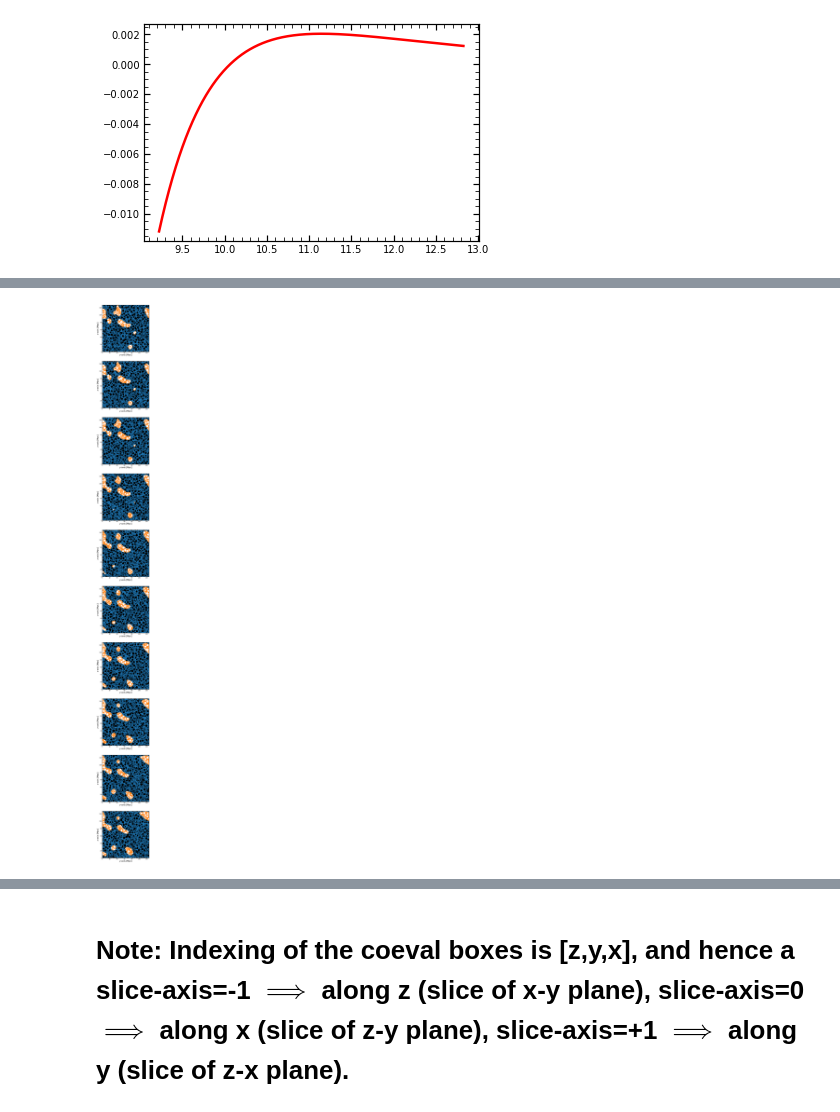
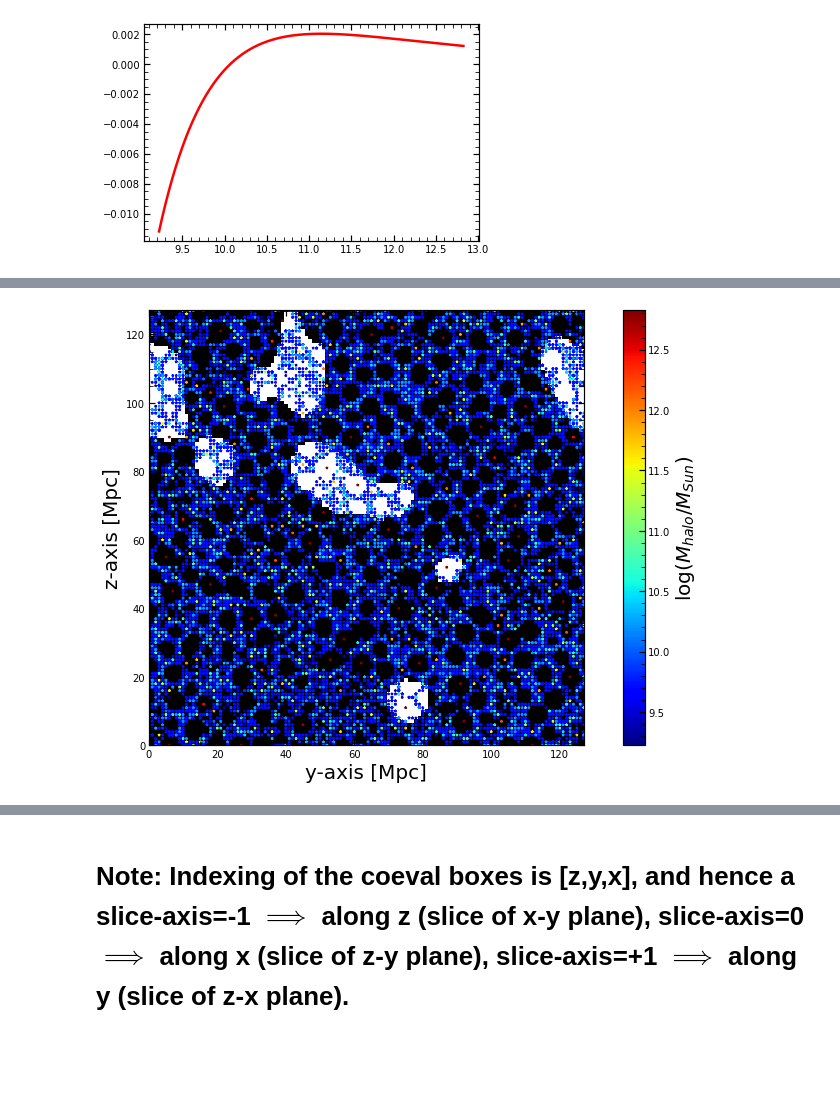
Before and after one commit to kenj19/PHYS459, a Jupyter notebook: read_coeval_boxes.ipynb, the cells around one changed output, grey strips where cells are left out. Drawn from its saved outputs; the diff is of its cells as text; code cells hidden in the pictures; blank space fills up the shorter version.

Commit message:
Updated work on coeval boxes

```diff
--- a/read_coeval_boxes.ipynb
+++ b/read_coeval_boxes.ipynb
@@ -246,0 +261,20 @@ print(np.unique(n_halo_coords_box[n_slice_halo_inds][:,0][:,2]))
+# %%
+# Now look at all halos in a rectangular prism 5 voxels deep, sum up mass in this prism
+
+n_slice_halo_inds = np.argwhere(n_halo_coords_box[:,2] < 5)
+i_slice_halo_inds = np.argwhere(i_halo_coords_box[:,2] < 5)
+n_slice_halo_masses = n_halo_masses_box[n_slice_halo_inds][:,0]
+i_slice_halo_masses = i_halo_masses_box[i_slice_halo_inds][:,0]
+n_slice_halo_coords = n_halo_coords_box[n_slice_halo_inds][:,0]
+i_slice_halo_coords = i_halo_coords_box[i_slice_halo_inds][:,0]
+# %%
+# get total mass in a voxel prism 5 slices deep
+
+n_masses_grid = np.zeros((128,128))
+for i in range(len(n_slice_halo_coords)):
+    n_z_coord, n_y_coord = n_slice_halo_coords[i][1], n_slice_halo_coords[i][0]
+    n_masses_grid[n_z_coord, n_y_coord] += n_slice_halo_masses[i]
+i_masses_grid = np.zeros((128,128))
+for i in range(len(i_slice_halo_coords)):
+    i_z_coord, i_y_coord = i_slice_halo_coords[i][1], i_slice_halo_coords[i][0]
+    i_masses_grid[i_z_coord, i_y_coord] += i_slice_halo_masses[i]
@@ -247,33 +304,56 @@ print(np.unique(n_halo_coords_box[n_slice_halo_inds][:,0][:,2]))
 # %%
-num_slice = 10
-fig, ax = plt.subplots(nrows=10, ncols=1, figsize=[20, 80])
+# For a constant background, we plot the first slice of binarized bubbles
+
+if 0:
+    num_slice = 10
+    fig, ax = plt.subplots(nrows=10, ncols=1, figsize=[30, 80])
+if 1:
+    num_slice = 5
+    #fig, ax = plt.subplots(figsize=[14, 8])
 
 for i in range(num_slice):
+    fig, ax = plt.subplots(figsize=[14, 8])
     # Now get the halo masses and coords corresponding to a slice along axis=0, slice_index = 0
+    n_halo_coords_box = halo_coords_low_res[neutral_halo_inds]
+    i_halo_coords_box = halo_coords_low_res[ionized_halo_inds]
+    n_halo_masses_box = sorted_halo_masses[neutral_halo_inds]
+    i_halo_masses_box = sorted_halo_masses[ionized_halo_inds]
 
-    n_slice_halo_inds = np.argwhere(n_halo_coords_box[:,2] == i)
-    i_slice_halo_inds = np.argwhere(i_halo_coords_box[:,2] == i)
-    n_slice_halo_masses = n_halo_masses_box[n_slice_halo_inds][:,0]
-    i_slice_halo_masses = i_halo_masses_box[i_slice_halo_inds][:,0]
-    n_slice_halo_coords = n_halo_coords_box[n_slice_halo_inds][:,0]
-    i_slice_halo_coords = i_halo_coords_box[i_slice_halo_inds][:,0]
+    n_slice_halo_inds = np.argwhere(n_halo_coords_box[:,2] < i+1).flatten() # will progressively show more
+    i_slice_halo_inds = np.argwhere(i_halo_coords_box[:,2] < i+1).flatten()
+    n_slice_halo_masses = n_halo_masses_box[n_slice_halo_inds]
+    i_slice_halo_masses = i_halo_masses_box[i_slice_halo_inds]
+    n_slice_halo_coords = n_halo_coords_box[n_slice_halo_inds]
+    i_slice_halo_coords = i_halo_coords_box[i_slice_halo_inds]
+
+    #if we just want to see where the large halos are
+
+    n_slice_log_halo_masses = np.log10(n_slice_halo_masses)
+    i_slice_log_halo_masses = np.log10(i_slice_halo_masses)
+    n_slice_large_log_halo_inds = np.argwhere(n_slice_log_halo_masses>=12.0).flatten()
+    i_slice_large_log_halo_inds = np.argwhere(i_slice_log_halo_masses>=12.0).flatten()
+    n_slice_large_log_halo_masses = n_slice_log_halo_masses[n_slice_large_log_halo_inds]
+    i_slice_large_log_halo_masses = i_slice_log_halo_masses[i_slice_large_log_halo_inds]
+    n_slice_large_halo_coords = n_slice_halo_coords[n_slice_large_log_halo_inds]
+    i_slice_large_halo_coords = i_slice_halo_coords[i_slice_large_log_halo_inds]
 
     # Now plot to make sure the halos have been assigned to the proper region visually
 
-    slice_binarized_pred = binarized_pred[:,:,i]
-    ax[i].imshow(slice_binarized_pred, cmap='Greys')#,  interpolation='nearest')
+    slice_binarized_pred = binarized_pred[:,:,0]
+    ax.imshow(slice_binarized_pred, cmap='Greys')#,  interpolation='nearest')
     plt.gca().invert_yaxis()
-    im = ax[i].scatter(x=n_slice_halo_coords[:,1], y=n_slice_halo_coords[:,0],
-               marker='*', s=5.0, label = 'Neutral Region Halos')# c=np.log10(halo_masses_slice), cmap='jet', label = )
-    im2 = ax[i].scatter(x=i_slice_halo_coords[:,1], y=i_slice_halo_coords[:,0],
-               marker='*', s=5.0, label = 'Ionized Region Halos')
-    #fig.colorbar(im, label='log($M_{halo}/M_{Sun}$)', ax=ax)
-    ax[i].set_xlim(0, 127)
-    ax[i].set_ylim(0, 127)
+    im = ax.scatter(x=n_slice_halo_coords[:,1], y=n_slice_halo_coords[:,0],
+               marker='*', s=5.0, label = 'Neutral Region Halos', c=np.log10(n_slice_halo_masses), cmap='jet')
+    im2 = ax.scatter(x=i_slice_halo_coords[:,1], y=i_slice_halo_coords[:,0],
+               marker='*', s=5.0, label = 'Ionized Region Halos', c=np.log10(i_slice_halo_masses), cmap='jet')
+    fig.colorbar(im, label='log($M_{halo}/M_{Sun}$)', ax=ax).set_label(label='log($M_{halo}/M_{Sun}$)',size=20)
+
+    ax.set_xlim(0, 127)
+    ax.set_ylim(0, 127)
     #ax[i].legend(fontsize=12, loc='right')
-    ax[i].set_ylabel('z-axis [Mpc]', fontsize=16)
-    ax[i].set_xlabel('y-axis [Mpc]', fontsize=16)
-
-fig.savefig('/Users/jacobkennedy/Desktop/PHYS_459/10_slices_recovered_boxes.jpeg')
+    ax.set_ylabel('z-axis [Mpc]', fontsize=20)
+    ax.set_xlabel('y-axis [Mpc]', fontsize=20)
+    filename = 'fixed_foreground_with_numslice_galaxies' + str(i)
+    fig.savefig('/Users/jacobkennedy/Desktop/PHYS_459/'+filename+'.jpeg')
 # %% [output]
-[figure, old version]
+[figure, new version]
```
Also changed, not shown: parts of 9 cells of this notebook.
